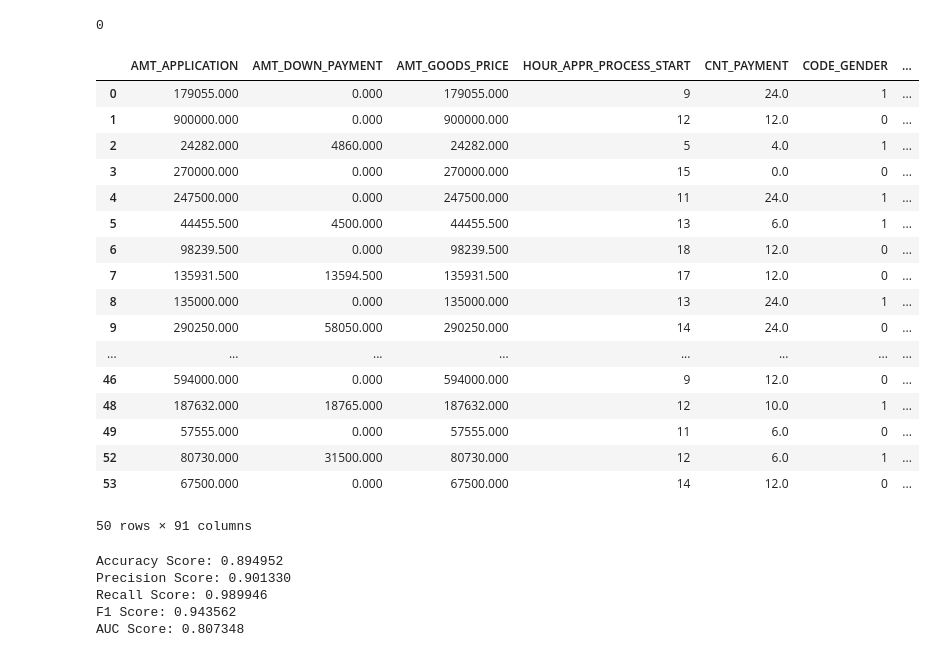
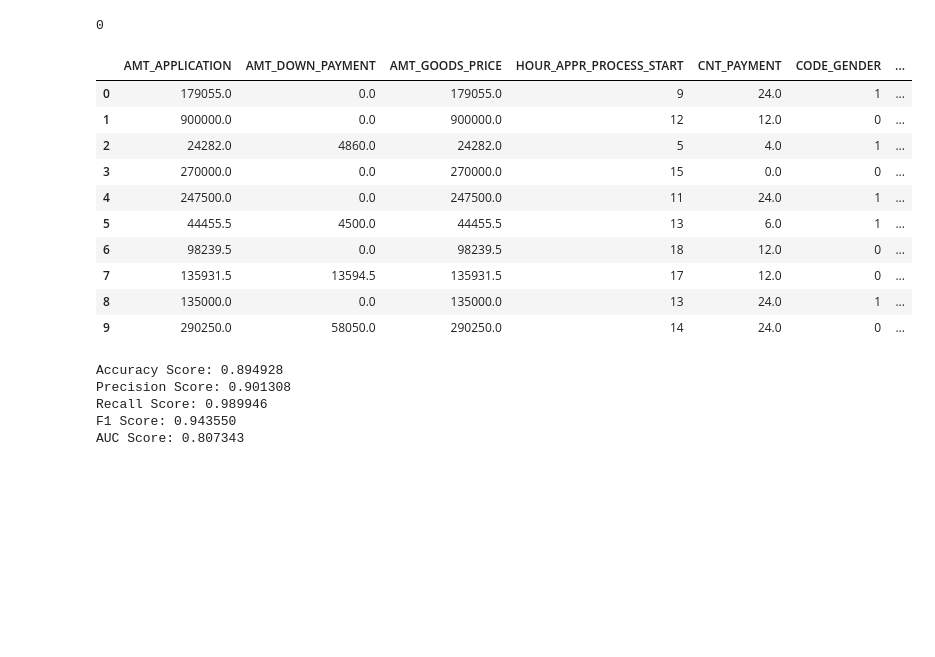
Before and after one commit to XinJin24/Credit_Saver, a Jupyter notebook: Works_Xin.ipynb, the cells around one changed output. Saved outputs shown, nothing was run; the diff lists cells and outputs as text; code cells hidden in the pictures; blank space fills up the shorter version.

```diff
--- a/Works_Xin.ipynb
+++ b/Works_Xin.ipynb
@@ -545,7 +541,7 @@ Name: NAME_HOUSING_TYPE, dtype: int64
 # %%
 df = pd.get_dummies(df, columns=['NAME_CONTRACT_TYPE','WEEKDAY_APPR_PROCESS_START','NAME_TYPE_SUITE',
                                 'NAME_CLIENT_TYPE','NAME_GOODS_CATEGORY','NAME_SELLER_INDUSTRY','NAME_INCOME_TYPE',
-                                 'NAME_EDUCATION_TYPE','NAME_FAMILY_STATUS','NAME_HOUSING_TYPE',
+                                 'NAME_EDUCATION_TYPE','NAME_FAMILY_STATUS','NAME_HOUSING_TYPE'
                                 ], drop_first=True)
 # %%
 for col_name in df.columns:
@@ -704,23 +700,17 @@ y_train.isna().sum()
 # %% [output]
 0
 # %%
-df.head(50)
+pd.set_option("display.max_columns", None)
+df.head(10)
 # %% [output]
 |  | AMT_APPLICATION | AMT_DOWN_PAYMENT | AMT_GOODS_PRICE | HOUR_APPR_PROCESS_START | CNT_PAYMENT | CODE_GENDER | ... |
-| 0 | 179055.000 | 0.000 | 179055.000 | 9 | 24.0 | 1 | ... |
-| 1 | 900000.000 | 0.000 | 900000.000 | 12 | 12.0 | 0 | ... |
-| 2 | 24282.000 | 4860.000 | 24282.000 | 5 | 4.0 | 1 | ... |
-| 3 | 270000.000 | 0.000 | 270000.000 | 15 | 0.0 | 0 | ... |
-| 4 | 247500.000 | 0.000 | 247500.000 | 11 | 24.0 | 1 | ... |
-| 5 | 44455.500 | 4500.000 | 44455.500 | 13 | 6.0 | 1 | ... |
-| 6 | 98239.500 | 0.000 | 98239.500 | 18 | 12.0 | 0 | ... |
-| 7 | 135931.500 | 13594.500 | 135931.500 | 17 | 12.0 | 0 | ... |
-| 8 | 135000.000 | 0.000 | 135000.000 | 13 | 24.0 | 1 | ... |
-| 9 | 290250.000 | 58050.000 | 290250.000 | 14 | 24.0 | 0 | ... |
-| ... | ... | ... | ... | ... | ... | ... | ... |
-| 46 | 594000.000 | 0.000 | 594000.000 | 9 | 12.0 | 0 | ... |
-| 48 | 187632.000 | 18765.000 | 187632.000 | 12 | 10.0 | 1 | ... |
-| 49 | 57555.000 | 0.000 | 57555.000 | 11 | 6.0 | 0 | ... |
-| 52 | 80730.000 | 31500.000 | 80730.000 | 12 | 6.0 | 1 | ... |
-| 53 | 67500.000 | 0.000 | 67500.000 | 14 | 12.0 | 0 | ... |
+| 0 | 179055.0 | 0.0 | 179055.0 | 9 | 24.0 | 1 | ... |
+| 1 | 900000.0 | 0.0 | 900000.0 | 12 | 12.0 | 0 | ... |
+| 2 | 24282.0 | 4860.0 | 24282.0 | 5 | 4.0 | 1 | ... |
+| 3 | 270000.0 | 0.0 | 270000.0 | 15 | 0.0 | 0 | ... |
+| 4 | 247500.0 | 0.0 | 247500.0 | 11 | 24.0 | 1 | ... |
+| 5 | 44455.5 | 4500.0 | 44455.5 | 13 | 6.0 | 1 | ... |
+| 6 | 98239.5 | 0.0 | 98239.5 | 18 | 12.0 | 0 | ... |
+| 7 | 135931.5 | 13594.5 | 135931.5 | 17 | 12.0 | 0 | ... |
+| 8 | 135000.0 | 0.0 | 135000.0 | 13 | 24.0 | 1 | ... |
+| 9 | 290250.0 | 58050.0 | 290250.0 | 14 | 24.0 | 0 | ... |
-50 rows × 91 columns
@@ -791,8 +748,8 @@ auc = roc_auc_score(y_true=y_test, y_score=y_pred_proba)
 
 print('AUC Score: %f' % auc)
 # %% [output]
-Accuracy Score: 0.894952
-Precision Score: 0.901330
+Accuracy Score: 0.894928
+Precision Score: 0.901308
 Recall Score: 0.989946
-F1 Score: 0.943562
-AUC Score: 0.807348
+F1 Score: 0.943550
+AUC Score: 0.807343
```
Also changed, not shown: parts of 36 cells of this notebook, 2 other files.
